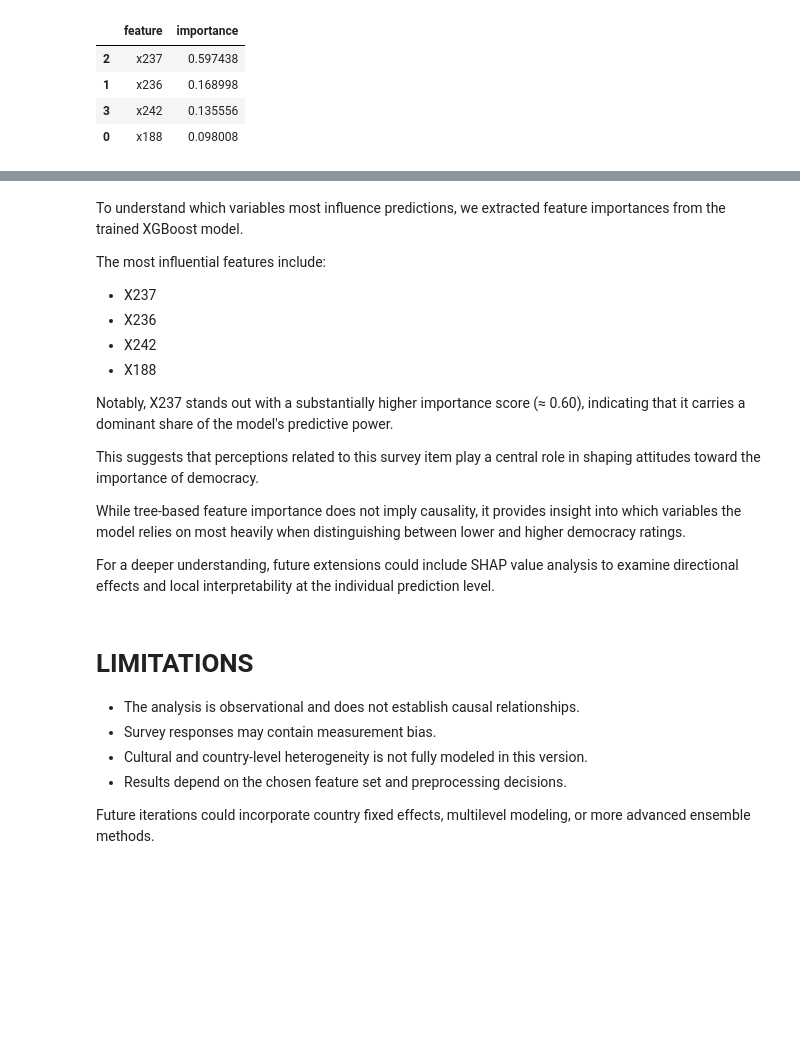
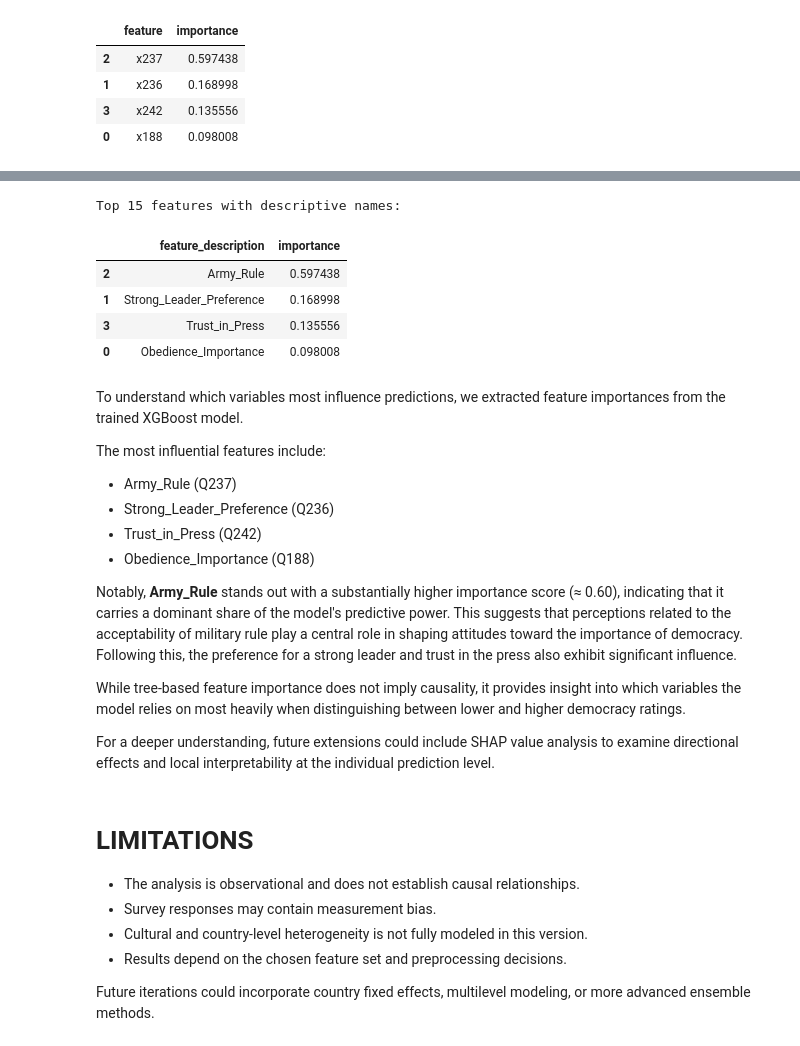
Before and after one commit to tomasallemand/wvs-democracy-attitudes-ml, a Jupyter notebook: notebooks/01_wvs_democracy_attitudes.ipynb, the cells around one changed output, grey strips where cells are left out. Saved outputs shown, nothing was run; the diff lists cells and outputs as text; code cells hidden in the pictures; blank space fills up the shorter version.

```diff
--- a/notebooks/01_wvs_democracy_attitudes.ipynb
+++ b/notebooks/01_wvs_democracy_attitudes.ipynb
@@ -773,3 +781,25 @@ importance_df.head(15)
 | 1 | x236 | 0.168998 |
 | 3 | x242 | 0.135556 |
 | 0 | x188 | 0.098008 |
+# %%
+q_code_to_name = {
+    'Q250': 'Importance_Democracy', # Target variable (for reference)
+    'Q243': 'Trust_leaders', # From df_limpio rename
+    'Q249': 'Women_Man_EqualRights', # From df_limpio rename
+    'Q112': 'Corruption_Perception', # From df_limpio rename
+    'Q237': 'Army_Rule', # From df_limpio rename
+    'Q197': 'Government_rights', # From df_limpio rename
+    'Q127': 'Poor_inmigration', # From df_limpio rename
+    'Q262': 'Age', # From df_limpio rename
+    # Previously identified important features from the original feature_importances:
+    'Q188': 'Obedience_Importance',
+    'Q236': 'Strong_Leader_Preference',
+    'Q242': 'Trust_in_Press',
+    # New features identified by SelectKBest for SHAP in current run:
+    'Q189': 'Importance_Safety_Feeling', # Inferred: often related to feeling safe in WVS
+    'Q238': 'Democracy_Direct_Laws' # Inferred: often related to direct democracy in WVS
+}
+
+print("Descriptive names for QXXX codes:")
+for q_code, name in q_code_to_name.items():
+    print(f"  {q_code}: {name}")
@@ -776,16 +821,35 @@ importance_df.head(15)
+# %%
+feature_names_cleaned = [f.replace('x', 'Q') for f in feature_names]
+
+importance_df_renamed = pd.DataFrame({
+    "feature": feature_names_cleaned,
+    "importance": importances
+}).sort_values(by="importance", ascending=False)
+
+# Map QXXX codes to descriptive names
+importance_df_renamed["feature_description"] = importance_df_renamed["feature"].map(q_code_to_name)
+
+# Top 15 features and their importances
+print("Top 15 features with descriptive names:")
+display(importance_df_renamed[['feature_description', 'importance']].head(15))
+# %% [output]
+Top 15 features with descriptive names:
+|  | feature_description | importance |
+| 2 | Army_Rule | 0.597438 |
+| 1 | Strong_Leader_Preference | 0.168998 |
+| 3 | Trust_in_Press | 0.135556 |
+| 0 | Obedience_Importance | 0.098008 |
 # %% [markdown]
 To understand which variables most influence predictions, we extracted feature importances from the trained XGBoost model.
 
 The most influential features include:
 
-- X237
-- X236
-- X242
-- X188
+- Army_Rule (Q237)
+- Strong_Leader_Preference (Q236)
+- Trust_in_Press (Q242)
+- Obedience_Importance (Q188)
 
-Notably, X237 stands out with a substantially higher importance score (≈ 0.60), indicating that it carries a dominant share of the model's predictive power.
-
-This suggests that perceptions related to this survey item play a central role in shaping attitudes toward the importance of democracy.
+Notably, **Army_Rule** stands out with a substantially higher importance score (≈ 0.60), indicating that it carries a dominant share of the model's predictive power. This suggests that perceptions related to the acceptability of military rule play a central role in shaping attitudes toward the importance of democracy. Following this, the preference for a strong leader and trust in the press also exhibit significant influence.
 
 While tree-based feature importance does not imply causality, it provides insight into which variables the model relies on most heavily when distinguishing between lower and higher democracy ratings.
 
```
Also changed, not shown: parts of 8 cells of this notebook.
